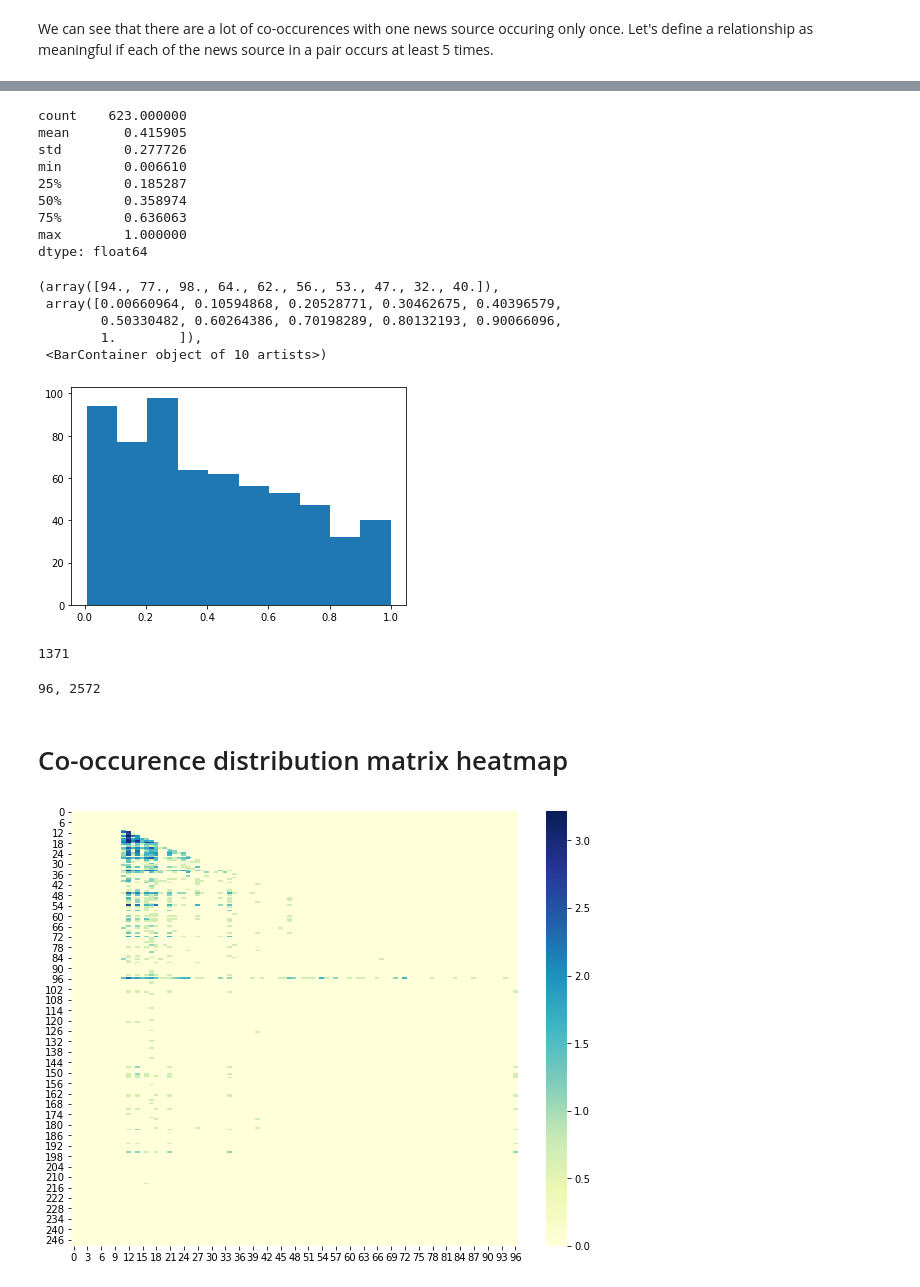
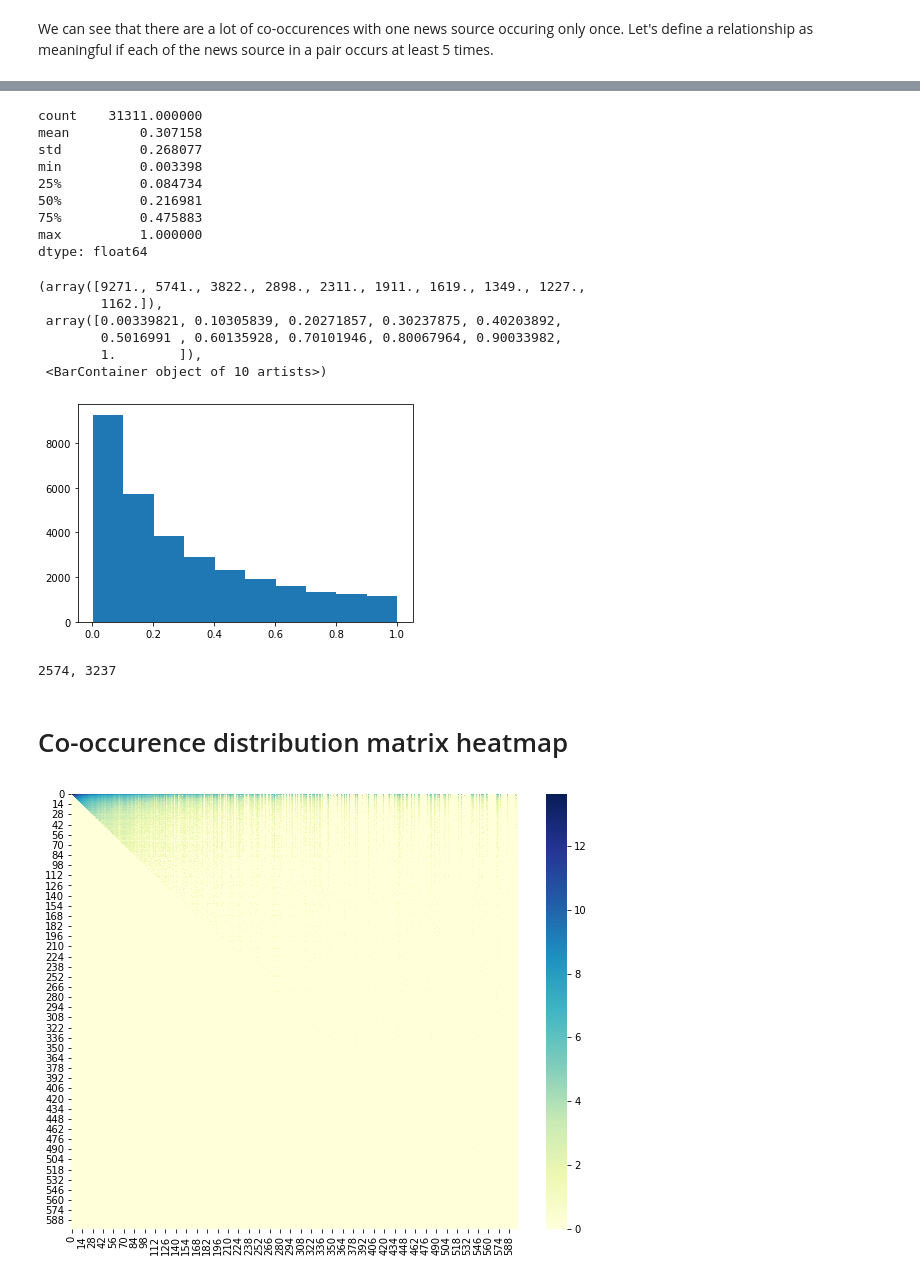
Before and after one commit to jsirait/honor_thesis, a Jupyter notebook: notebooks/Notebook5.Thinking about weights.ipynb, the cells around one changed output, grey strips where cells are left out. Drawn from its saved outputs; the diff is of its cells as text; code cells hidden in the pictures.

Commit message:
build heatmap for contribution

```diff
--- a/notebooks/Notebook5.Thinking about weights.ipynb
+++ b/notebooks/Notebook5.Thinking about weights.ipynb
@@ -79,11 +100,11 @@ dtype: float64
 # %%
-MAX_X = 3238 # max occurences of ns1 + 1
-MAX_Y = 97   # max occurences of ns2 + 1
+MAX_X = 2575 # max occurences of ns1 + 1
+MAX_Y = 3238   # max occurences of ns2 + 1
 # %%
-matrix = [[0 for i in range(MAX_X)] for i in range(MAX_Y)]
+matrix = [[0 for i in range(MAX_Y)] for i in range(MAX_X)]
 count = Counter()
 # %%
-for p in cc.values():
+for p in cc:
     # p is a tuple of cooccurences
     p1, p2 = p
     # print(p)
@@ -148,34 +169,31 @@ dtype: float64
 ratio = pd.Series([p[0][0]/p[0][1] for p in meaningful])
 ratio.describe()
 # %% [output]
-count    623.000000
-mean       0.415905
-std        0.277726
-min        0.006610
-25%        0.185287
-50%        0.358974
-75%        0.636063
-max        1.000000
+count    31311.000000
+mean         0.307158
+std          0.268077
+min          0.003398
+25%          0.084734
+50%          0.216981
+75%          0.475883
+max          1.000000
 dtype: float64
 # %%
 plt.hist(ratio)
 # %% [output]
-(array([94., 77., 98., 64., 62., 56., 53., 47., 32., 40.]),
- array([0.00660964, 0.10594868, 0.20528771, 0.30462675, 0.40396579,
-        0.50330482, 0.60264386, 0.70198289, 0.80132193, 0.90066096,
+(array([9271., 5741., 3822., 2898., 2311., 1911., 1619., 1349., 1227.,
+        1162.]),
+ array([0.00339821, 0.10305839, 0.20271857, 0.30237875, 0.40203892,
+        0.5016991 , 0.60135928, 0.70101946, 0.80067964, 0.90033982,
         1.        ]),
  <BarContainer object of 10 artists>)
-[figure, old version]
+[figure, new version]
-# %%
-sum([p[1] for p in meaningful])
-# %% [output]
-1371
 # %%
 maxx = max([k[0][0] for k in meaningful])
 maxy = max([k[0][1] for k in meaningful])
 print(f"{maxx}, {maxy}")
 # %% [output]
-96, 2572
+2574, 3237
 # %%
 mmatrix = [[0 for i in range(maxx+1)] for i in range(maxy+1)]
 for p in meaningful:
@@ -189,8 +207,8 @@ for p in meaningful:
 # %%
 plt.figure(figsize = (10,8))
 # ax = sns.heatmap(np.log(np.array(matrix)+1), cmap="YlGnBu", vmin=1, vmax=4)
-ax = sns.heatmap(np.log(np.array(mmatrix[:250])+1), cmap="YlGnBu") #, vmin=1, vmax=4)
+ax = sns.heatmap(np.log(np.array([m[:600] for m in matrix[:600]])+1), cmap="YlGnBu") #, vmin=1, vmax=4)
 
 # plt.show()
 # %% [output]
-[figure, old version]
+[figure, new version]
```
Also changed, not shown: parts of 20 cells of this notebook.
